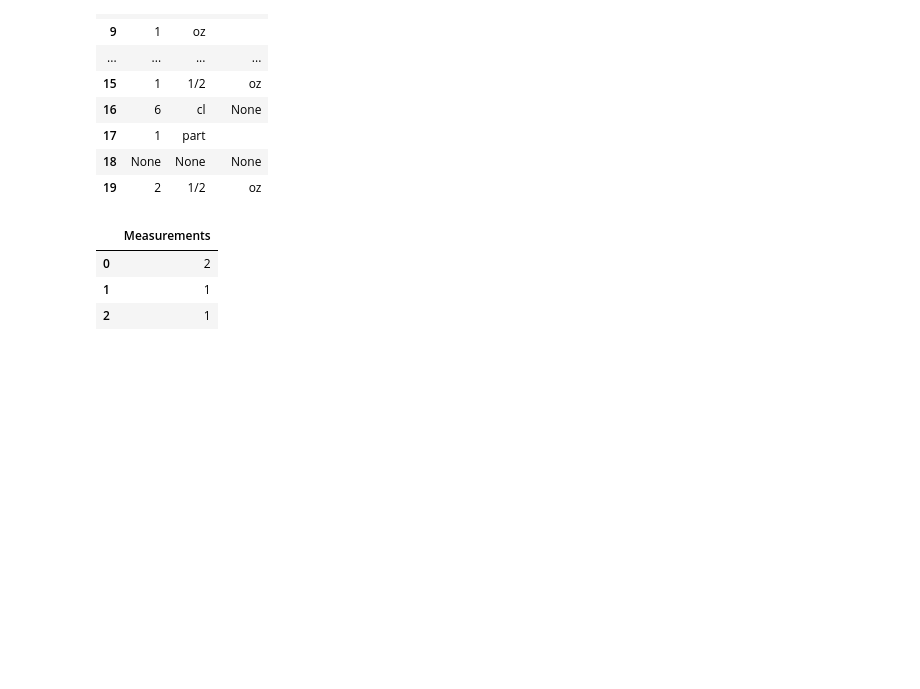
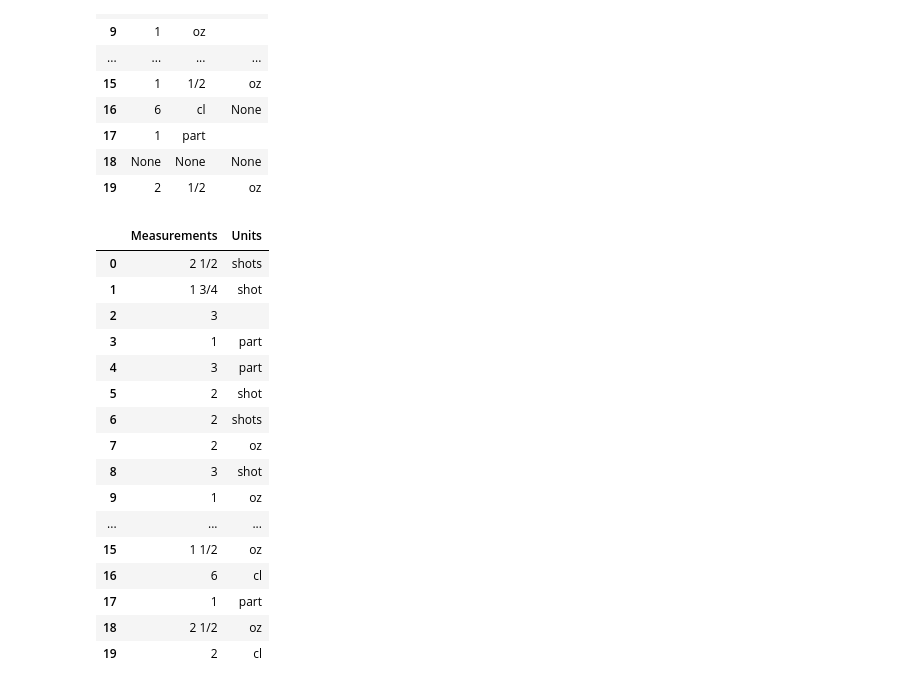
Before and after one commit to rclassit/Project-2, a Jupyter notebook: test_string_split.ipynb, the cells around one changed output. Cells and saved outputs as stored; diff of their text form; code cells hidden in the pictures; blank space fills up the shorter version.

Commit message:
cleaning recipe data

```diff
--- a/test_string_split.ipynb
+++ b/test_string_split.ipynb
@@ -107,31 +108,43 @@ measurements_df.head(20)
 # %%
 measurements = []
 units = []
 # check if numeric or alpha
-for index, row in measure_df.head().iterrows():
-
-    string_list = row['strMeasure1'].split(' ', 1)
-
-    for x in string_list:
-
-        if x.isnumeric() == True:
-
-            measurements.append(x)
-
-        else:
-
-            units.append(x)
-
-    measurements_df = pd.DataFrame(
-        {"Measurements": measurements}
-#         {"Units": units}
-    )
-
-#     units_df = pd.DataFrame({"Units": units})
-
-measurements_df
+for index, row in measure_df.iterrows():
+    string_list = row['strMeasure1']
+    if (string_list):
+            wordsRegex = "[a-zA-z]+"
+            numbersRegex = "(\d [\d\/\d]*)"
+            words = re.search(wordsRegex, string_list)
+            measure = re.search(numbersRegex, string_list)
+            if (words):
+                units.append(words.group(0))
+            else:
+                units.append("")
+            if (measure):
+                measurements.append(measure.group(0))
+            else:
+                measurements.append("")
+# print(len(measurements))
+# print(len(units))
+measurements_df = pd.DataFrame(
+    {"Measurements": measurements, "Units": units},
+)
+measurements_df.head(20)
 # %% [output]
-|  | Measurements |
-| 0 | 2 |
-| 1 | 1 |
-| 2 | 1 |
+|  | Measurements | Units |
+| 0 | 2 1/2 | shots |
+| 1 | 1 3/4 | shot |
+| 2 | 3 |  |
+| 3 | 1 | part |
+| 4 | 3 | part |
+| 5 | 2 | shot |
+| 6 | 2 | shots |
+| 7 | 2 | oz |
+| 8 | 3 | shot |
+| 9 | 1 | oz |
+| ... | ... | ... |
+| 15 | 1 1/2 | oz |
+| 16 | 6 | cl |
+| 17 | 1 | part |
+| 18 | 2 1/2 | oz |
+| 19 | 2 | cl |
```
Also changed, not shown: parts of 7 cells of this notebook.
